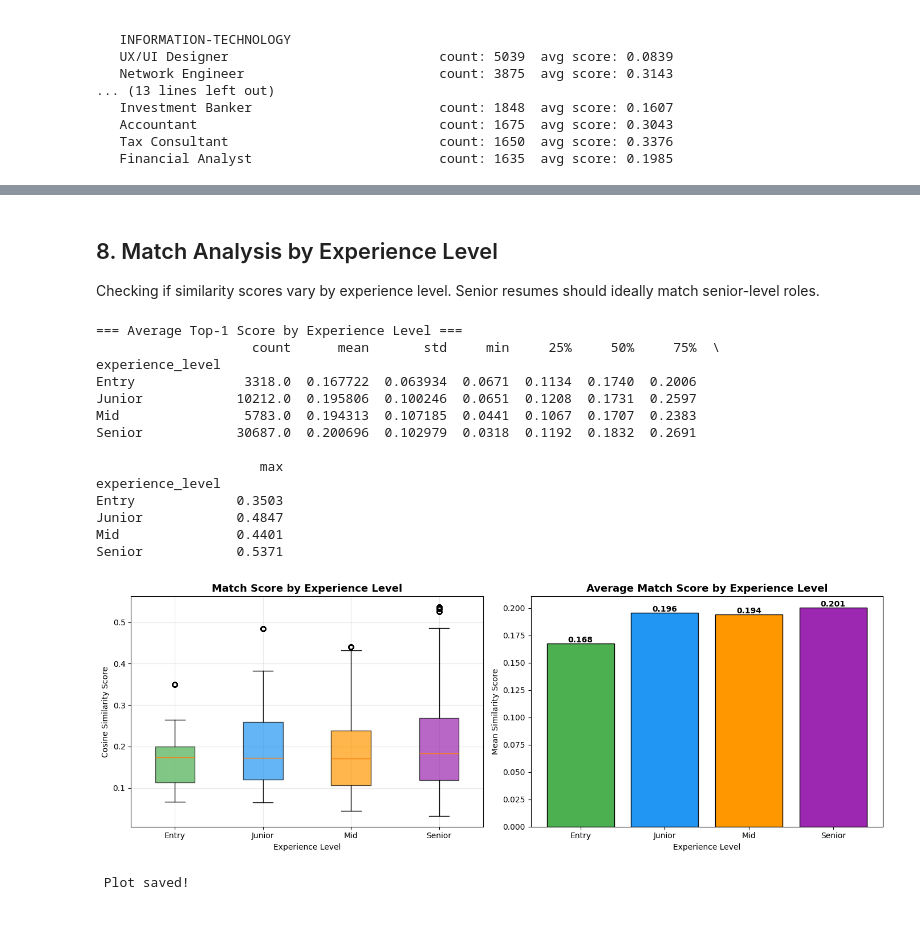
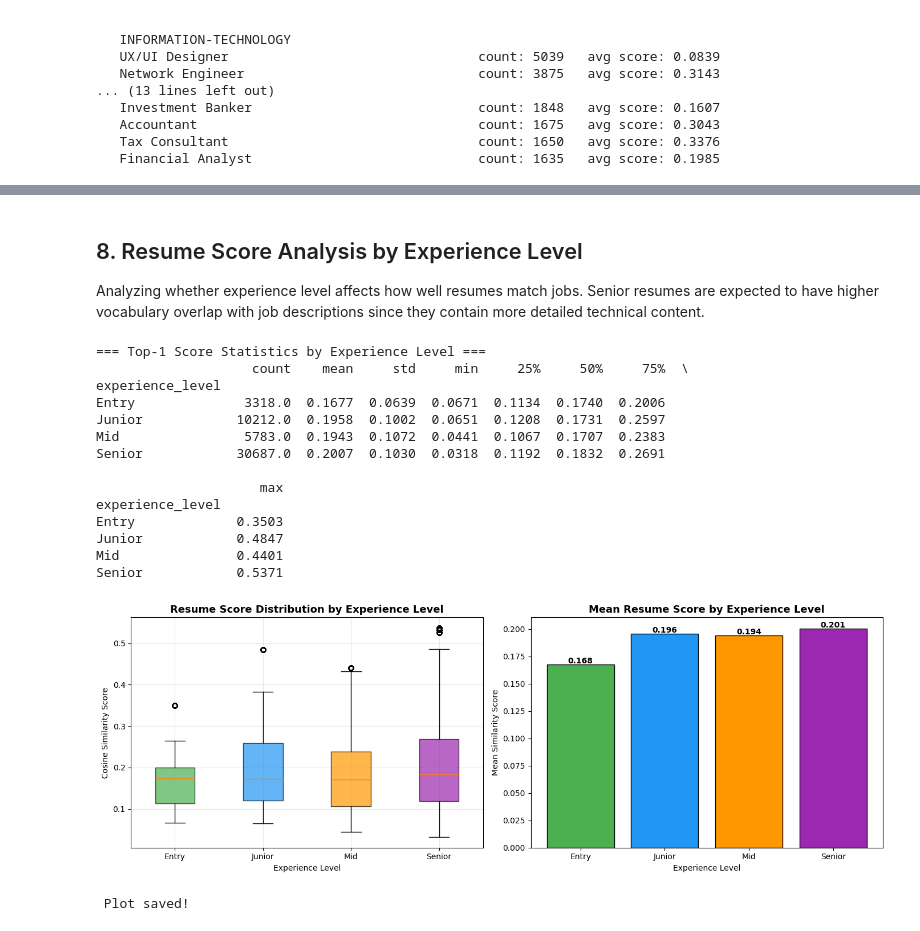
Before and after one commit to nisansalasandu/recruitment-nlp-lab, a Jupyter notebook: notebooks/05_matching.ipynb, the cells around one changed output, grey strips where cells are left out. Cells and saved outputs as stored; diff of their text form; code cells hidden in the pictures.

```diff
--- a/notebooks/05_matching.ipynb
+++ b/notebooks/05_matching.ipynb
@@ -317,28 +334,38 @@ Higher scores indicate better matches.
 # Overall similarity score distribution
 top1_scores = matches_df[matches_df['rank'] == 1]['similarity_score']
 
-print("=== Top-1 Match Score Statistics ===")
+print("=== Top-1 Resume Match Score Statistics (per job) ===")
 print(top1_scores.describe())
+print(f"\nStrong matches  (score > 0.30) : {(top1_scores > 0.30).sum():,} jobs "
+      f"({(top1_scores > 0.30).mean()*100:.1f}%)")
+print(f"Moderate matches (0.15–0.30)   : {((top1_scores >= 0.15) & (top1_scores <= 0.30)).sum():,} jobs "
+      f"({((top1_scores >= 0.15) & (top1_scores <= 0.30)).mean()*100:.1f}%)")
+print(f"Weak matches    (score < 0.15) : {(top1_scores < 0.15).sum():,} jobs "
+      f"({(top1_scores < 0.15).mean()*100:.1f}%)")
 
 fig, axes = plt.subplots(1, 2, figsize=(14, 5))
 
-# Histogram
+# Score histogram
 axes[0].hist(top1_scores, bins=30, color='steelblue', edgecolor='black')
-axes[0].set_title('Top-1 Match Score Distribution', fontsize=13, fontweight='bold')
-axes[0].set_xlabel('Cosine Similarity Score')
-axes[0].set_ylabel('Number of Resumes')
 axes[0].axvline(top1_scores.mean(), color='red', linestyle='--',
                 label=f'Mean: {top1_scores.mean():.3f}')
+axes[0].axvline(0.30, color='green', linestyle=':', linewidth=2,
+                label='Strong match threshold (0.30)')
+axes[0].set_title('Top-1 Resume Score Distribution (per Job)',
+                  fontsize=13, fontweight='bold')
+axes[0].set_xlabel('Cosine Similarity Score')
+axes[0].set_ylabel('Number of Jobs')
 axes[0].legend()
+axes[0].grid(True, alpha=0.3)
 
-# By category
+# Average score by resume category
 cat_scores = matches_df[matches_df['rank'] == 1].groupby(
     'resume_category')['similarity_score'].mean().sort_values(ascending=False)
 
 axes[1].bar(cat_scores.index, cat_scores.values,
             color=['steelblue', 'seagreen', 'darkorange', 'mediumpurple'],
             edgecolor='black')
-axes[1].set_title('Average Top-1 Match Score by Category',
+axes[1].set_title('Average Top-1 Score by Resume Category',
                   fontsize=13, fontweight='bold')
 axes[1].set_xlabel('Resume Category')
 axes[1].set_ylabel('Mean Similarity Score')
@@ -415,7 +447,7 @@ for idx, cat in enumerate(categories):
                    color=colors[idx], edgecolor='black')
     axes[idx].set_title(f'Top Matched Jobs — {cat}',
                         fontsize=12, fontweight='bold')
-    axes[idx].set_xlabel('Match Count')
+    axes[idx].set_xlabel('Number of Times Matched')
     axes[idx].tick_params(axis='y', labelsize=9)
 
 plt.suptitle('Most Frequently Matched Job Titles by Resume Category',
@@ -429,9 +461,10 @@ print("  Plot saved!")
   Plot saved!
 # %% [markdown]
-##  8. Match Analysis by Experience Level
+##  8. Resume Score Analysis by Experience Level
 
-Checking if similarity scores vary by experience level.
-Senior resumes should ideally match senior-level roles.
+Analyzing whether experience level affects how well resumes match jobs.
+Senior resumes are expected to have higher vocabulary overlap with job
+descriptions since they contain more detailed technical content.
 # %%
 # Similarity scores by experience level
 level_order  = ['Entry', 'Junior', 'Mid', 'Senior']
@@ -440,8 +473,8 @@ level_colors = ['#4CAF50', '#2196F3', '#FF9800', '#9C27B0']
 top1 = matches_df[matches_df['rank'] == 1].copy()
 top1 = top1[top1['experience_level'].notna()]
 
-print("=== Average Top-1 Score by Experience Level ===")
-print(top1.groupby('experience_level')['similarity_score'].describe())
+print("=== Top-1 Score Statistics by Experience Level ===")
+print(top1.groupby('experience_level')['similarity_score'].describe().round(4))
 
 fig, axes = plt.subplots(1, 2, figsize=(14, 5))
 
@@ -456,44 +489,42 @@ bp = axes[0].boxplot(exp_data, labels=valid_levels, patch_artist=True)
 for patch, color in zip(bp['boxes'], level_colors):
     patch.set_facecolor(color)
     patch.set_alpha(0.7)
-axes[0].set_title('Match Score by Experience Level',
+axes[0].set_title('Resume Score Distribution by Experience Level',
                   fontsize=13, fontweight='bold')
 axes[0].set_xlabel('Experience Level')
 axes[0].set_ylabel('Cosine Similarity Score')
 axes[0].grid(True, alpha=0.3)
 
 # Average score bar
 avg_scores = top1.groupby('experience_level')['similarity_score'].mean()
 avg_scores = avg_scores.reindex([l for l in level_order if l in avg_scores.index])
 
-axes[1].bar(avg_scores.index, avg_scores.values,
-            color=level_colors[:len(avg_scores)], edgecolor='black')
-axes[1].set_title('Average Match Score by Experience Level',
-                  fontsize=13, fontweight='bold')
+axes[1].bar(avg_scores.index, avg_scores.values, color=level_colors[:len(avg_scores)], edgecolor='black')
+axes[1].set_title('Mean Resume Score by Experience Level', fontsize=13, fontweight='bold')
 axes[1].set_xlabel('Experience Level')
 axes[1].set_ylabel('Mean Similarity Score')
 for i, (lvl, score) in enumerate(avg_scores.items()):
     axes[1].text(i, score + 0.001, f'{score:.3f}', ha='center', fontweight='bold')
 
 plt.tight_layout()
 plt.savefig("../results/plots/match_score_by_experience.png", dpi=150)
 plt.show()
 print(" Plot saved!")
 # %% [output]
-=== Average Top-1 Score by Experience Level ===
-                    count      mean       std     min     25%     50%     75%  \
+=== Top-1 Score Statistics by Experience Level ===
+                    count    mean     std     min     25%     50%     75%  \
 experience_level
-Entry              3318.0  0.167722  0.063934  0.0671  0.1134  0.1740  0.2006
-Junior            10212.0  0.195806  0.100246  0.0651  0.1208  0.1731  0.2597
-Mid                5783.0  0.194313  0.107185  0.0441  0.1067  0.1707  0.2383
-Senior            30687.0  0.200696  0.102979  0.0318  0.1192  0.1832  0.2691
+Entry              3318.0  0.1677  0.0639  0.0671  0.1134  0.1740  0.2006
+Junior            10212.0  0.1958  0.1002  0.0651  0.1208  0.1731  0.2597
+Mid                5783.0  0.1943  0.1072  0.0441  0.1067  0.1707  0.2383
+Senior            30687.0  0.2007  0.1030  0.0318  0.1192  0.1832  0.2691
 
                      max
 experience_level
 Entry             0.3503
 Junior            0.4847
 Mid               0.4401
 Senior            0.5371
-[figure, old version]
+[figure, new version]
  Plot saved!
 # %% [markdown]
```
Also changed, not shown: parts of 23 cells of this notebook, 7 other files.
